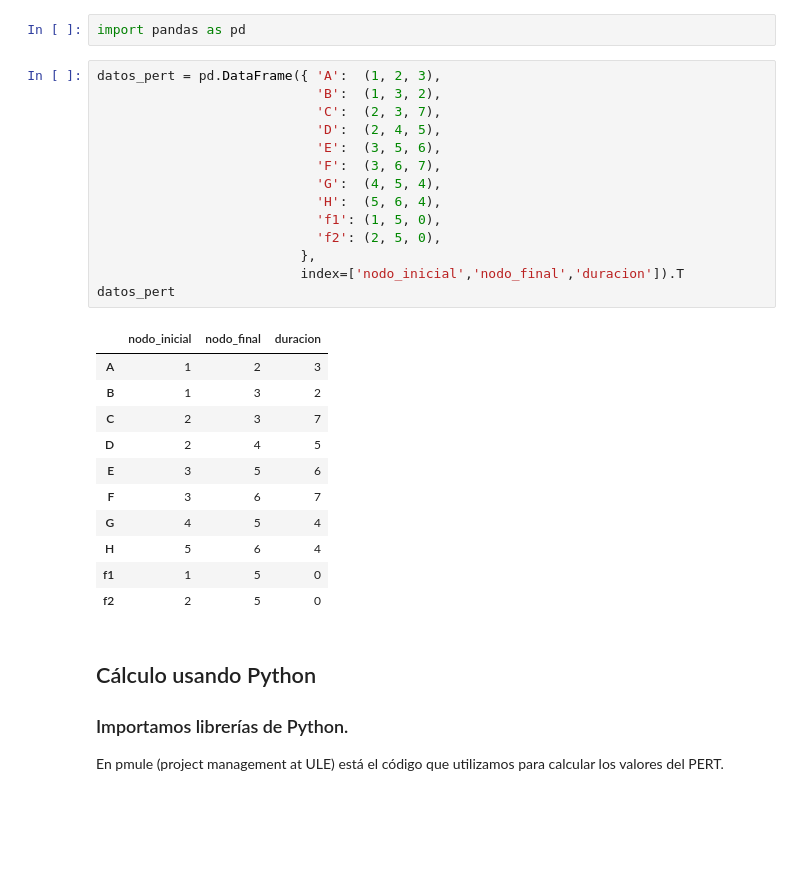
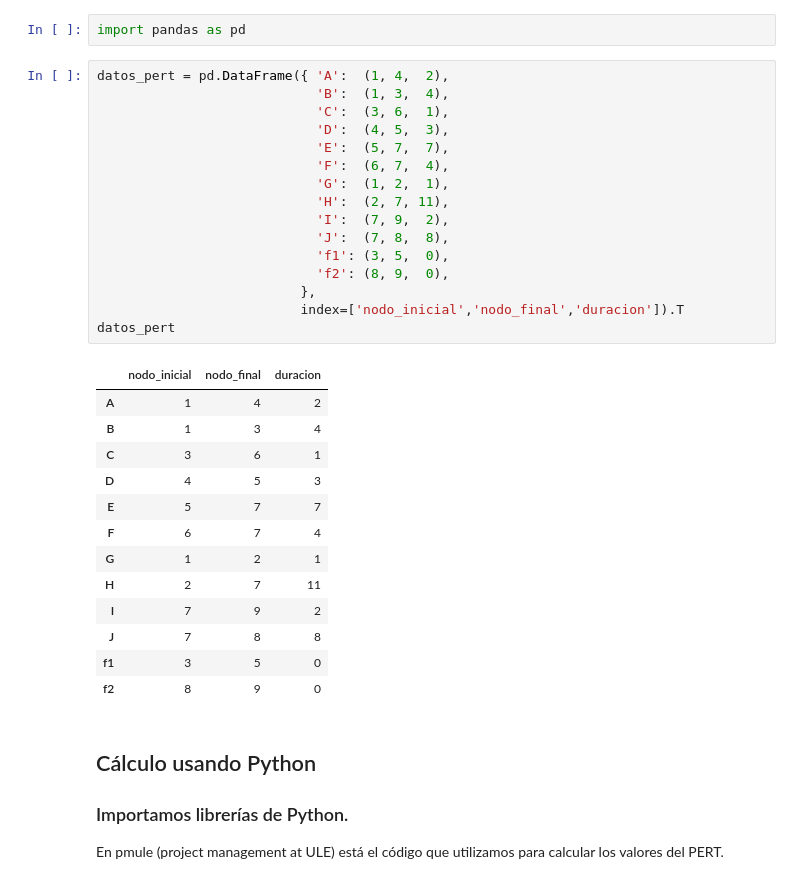
Before and after one commit to mcasl/pmULE, a Jupyter notebook: PERTs en Python.ipynb, the cells around one changed output. Cells and saved outputs as stored; diff of their text form; blank space fills up the shorter version.

```diff
--- a/PERTs en Python.ipynb
+++ b/PERTs en Python.ipynb
@@ -5,31 +5,35 @@
 # %%
 import pandas as pd
 # %%
-datos_pert = pd.DataFrame({ 'A':  (1, 2, 3),
-                            'B':  (1, 3, 2),
-                            'C':  (2, 3, 7),
-                            'D':  (2, 4, 5),
-                            'E':  (3, 5, 6),
-                            'F':  (3, 6, 7),
-                            'G':  (4, 5, 4),
-                            'H':  (5, 6, 4),
-                            'f1': (1, 5, 0),
-                            'f2': (2, 5, 0),
+datos_pert = pd.DataFrame({ 'A':  (1, 4,  2),
+                            'B':  (1, 3,  4),
+                            'C':  (3, 6,  1),
+                            'D':  (4, 5,  3),
+                            'E':  (5, 7,  7),
+                            'F':  (6, 7,  4),
+                            'G':  (1, 2,  1),
+                            'H':  (2, 7, 11),
+                            'I':  (7, 9,  2),
+                            'J':  (7, 8,  8),
+                            'f1': (3, 5,  0),
+                            'f2': (8, 9,  0),
                           },
                           index=['nodo_inicial','nodo_final','duracion']).T
 datos_pert
 # %% [output]
 |  | nodo_inicial | nodo_final | duracion |
-| A | 1 | 2 | 3 |
-| B | 1 | 3 | 2 |
-| C | 2 | 3 | 7 |
-| D | 2 | 4 | 5 |
-| E | 3 | 5 | 6 |
-| F | 3 | 6 | 7 |
-| G | 4 | 5 | 4 |
-| H | 5 | 6 | 4 |
-| f1 | 1 | 5 | 0 |
-| f2 | 2 | 5 | 0 |
+| A | 1 | 4 | 2 |
+| B | 1 | 3 | 4 |
+| C | 3 | 6 | 1 |
+| D | 4 | 5 | 3 |
+| E | 5 | 7 | 7 |
+| F | 6 | 7 | 4 |
+| G | 1 | 2 | 1 |
+| H | 2 | 7 | 11 |
+| I | 7 | 9 | 2 |
+| J | 7 | 8 | 8 |
+| f1 | 3 | 5 | 0 |
+| f2 | 8 | 9 | 0 |
 # %% [markdown]
 ## Cálculo usando Python
 ### Importamos librerías de Python.
```
Also changed, not shown: parts of 6 cells of this notebook, 1 other file.
